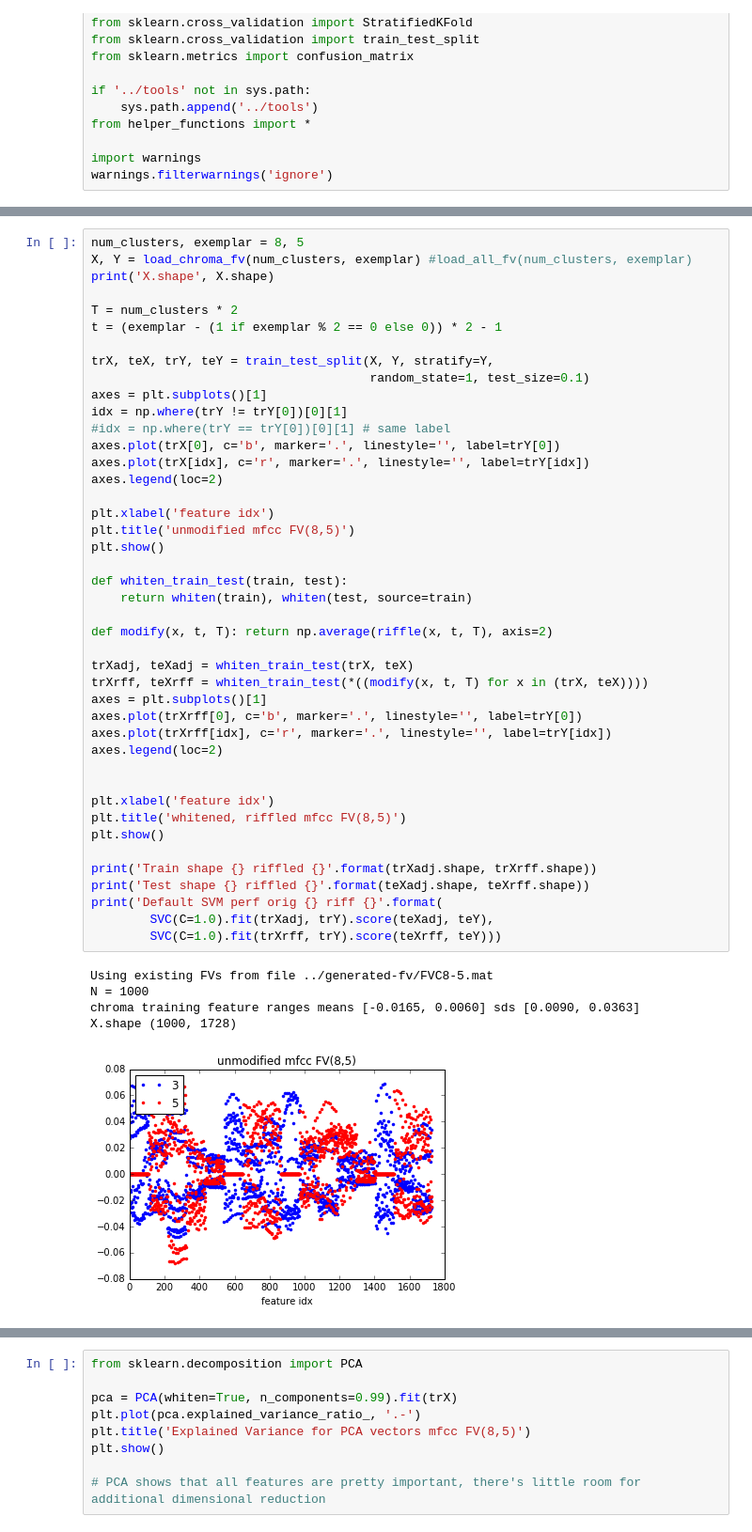
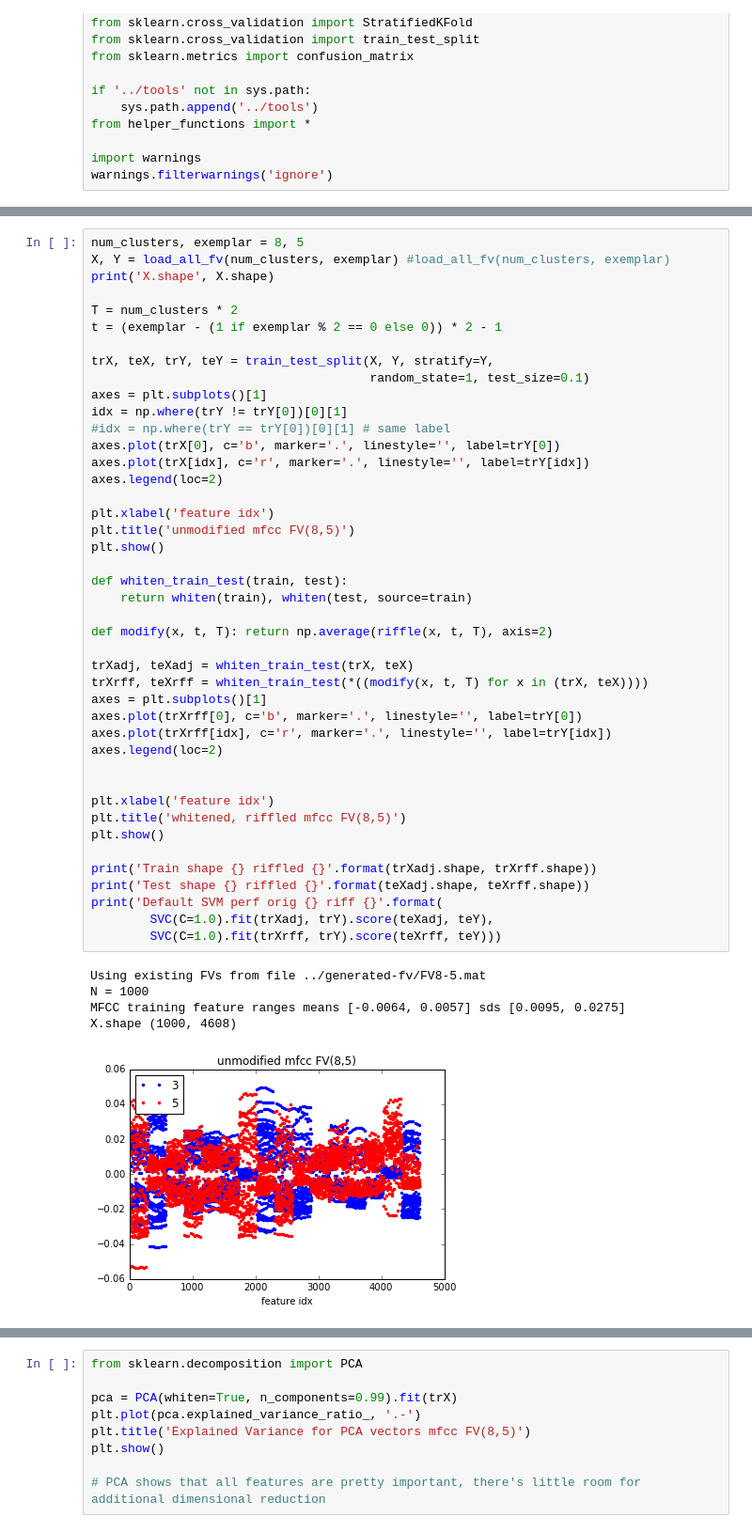
Before and after one commit to PrincetonUniversity/vox-music-classification, a Jupyter notebook: notebooks/exploratory-feature-analysis.ipynb, the cells around one changed output, grey strips where cells are left out. Shown at 94% size. Drawn from its saved outputs; the diff is of its cells as text.

Commit message:
Fixed chroma as mfcc bug in exploratory-feature-analysis, took out voter from msvm to separate notebook

```diff
--- a/notebooks/exploratory-feature-analysis.ipynb
+++ b/notebooks/exploratory-feature-analysis.ipynb
@@ -73,6 +73,6 @@ Default SVM perf orig 0.61 riff 0.6
 # %%
 num_clusters, exemplar = 8, 5
-X, Y = load_chroma_fv(num_clusters, exemplar) #load_all_fv(num_clusters, exemplar)
+X, Y = load_all_fv(num_clusters, exemplar) #load_all_fv(num_clusters, exemplar)
 print('X.shape', X.shape)
 
 T = num_clusters * 2
@@ -88,34 +88,34 @@ axes.plot(trX[idx], c='r', marker='.', linestyle='', label=trY[idx])
 axes.legend(loc=2)
 
 plt.xlabel('feature idx')
 plt.title('unmodified mfcc FV(8,5)')
 plt.show()
 
 def whiten_train_test(train, test):
     return whiten(train), whiten(test, source=train)
 
 def modify(x, t, T): return np.average(riffle(x, t, T), axis=2)
 
 trXadj, teXadj = whiten_train_test(trX, teX)
 trXrff, teXrff = whiten_train_test(*((modify(x, t, T) for x in (trX, teX))))
 axes = plt.subplots()[1]
 axes.plot(trXrff[0], c='b', marker='.', linestyle='', label=trY[0])
 axes.plot(trXrff[idx], c='r', marker='.', linestyle='', label=trY[idx])
 axes.legend(loc=2)
 
 
 plt.xlabel('feature idx')
 plt.title('whitened, riffled mfcc FV(8,5)')
 plt.show()
 
 print('Train shape {} riffled {}'.format(trXadj.shape, trXrff.shape))
 print('Test shape {} riffled {}'.format(teXadj.shape, teXrff.shape))
 print('Default SVM perf orig {} riff {}'.format(
         SVC(C=1.0).fit(trXadj, trY).score(teXadj, teY),
         SVC(C=1.0).fit(trXrff, trY).score(teXrff, teY)))
 # %% [output]
-Using existing FVs from file ../generated-fv/FVC8-5.mat
+Using existing FVs from file ../generated-fv/FV8-5.mat
 N = 1000
-chroma training feature ranges means [-0.0165, 0.0060] sds [0.0090, 0.0363]
-X.shape (1000, 1728)
+MFCC training feature ranges means [-0.0064, 0.0057] sds [0.0095, 0.0275]
+X.shape (1000, 4608)
-[figure, old version]
+[figure, new version]
```
Also changed, not shown: parts of 2 cells of this notebook, 6 other files.
